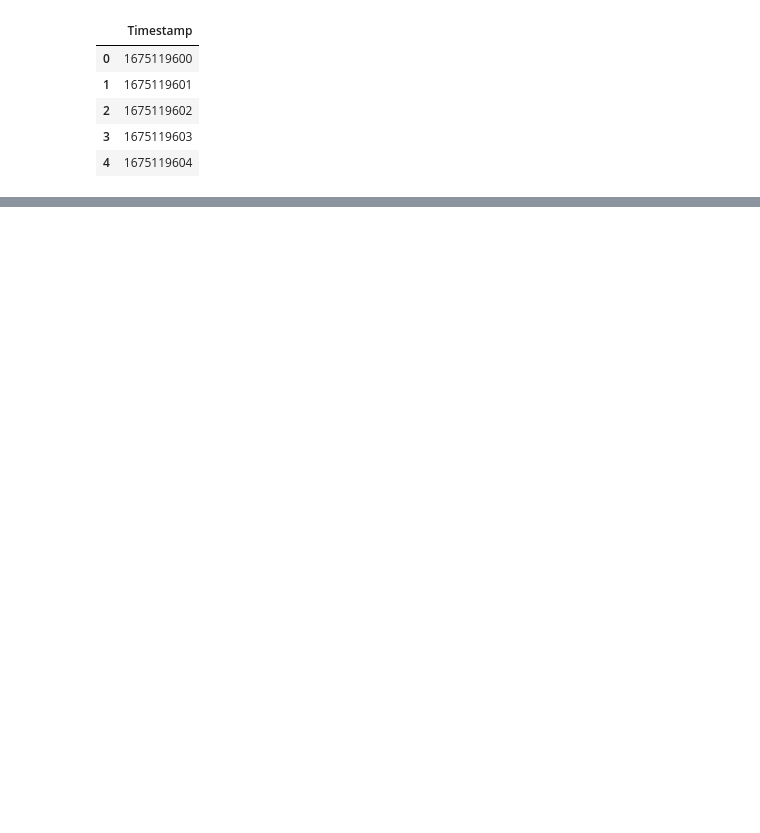
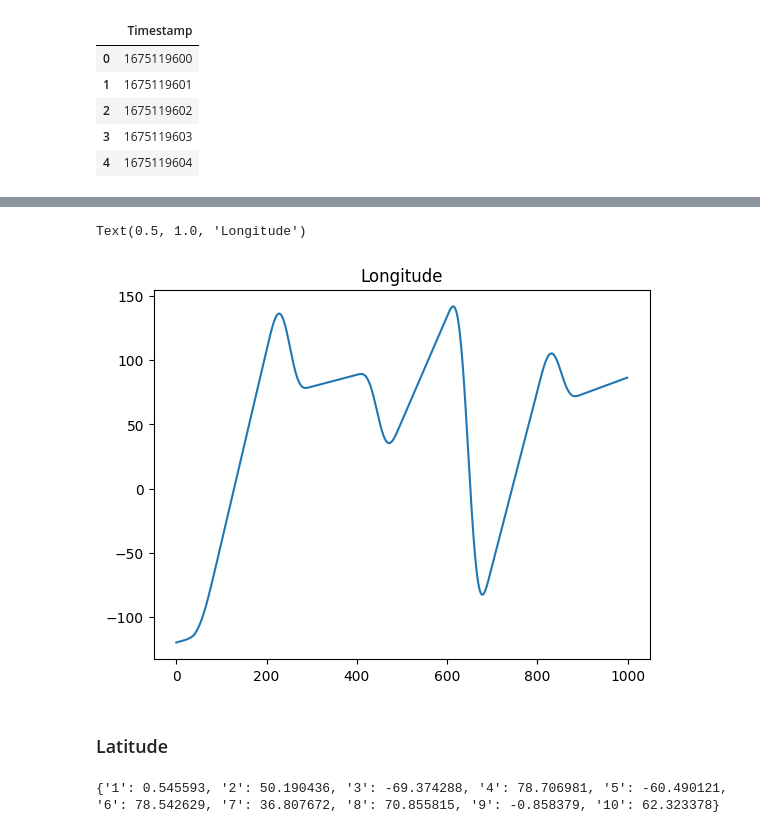
Before and after one commit to SCGlass/parquet_conversion, a Jupyter notebook: dummy_data/dummy_data.ipynb, the cells around one changed output, grey strips where cells are left out. Drawn from its saved outputs; the diff is of its cells as text; code cells hidden in the pictures; blank space fills up the shorter version.

```diff
--- a/dummy_data/dummy_data.ipynb
+++ b/dummy_data/dummy_data.ipynb
@@ -70,0 +153,13 @@ df.head()
+# %%
+plt.plot(df["Longitude"])
+plt.title("Longitude")
+# %% [output]
+Text(0.5, 1.0, 'Longitude')
+[figure, added]
+# %% [markdown]
+### Latitude
+# %%
+latitude_dict = generate_dict_numbers(79,-79, 6)
+print(latitude_dict)
+# %% [output]
+{'1': 0.545593, '2': 50.190436, '3': -69.374288, '4': 78.706981, '5': -60.490121, '6': 78.542629, '7': 36.807672, '8': 70.855815, '9': -0.858379, '10': 62.323378}
```
Also changed, not shown: parts of 23 cells of this notebook, 1 other file.
